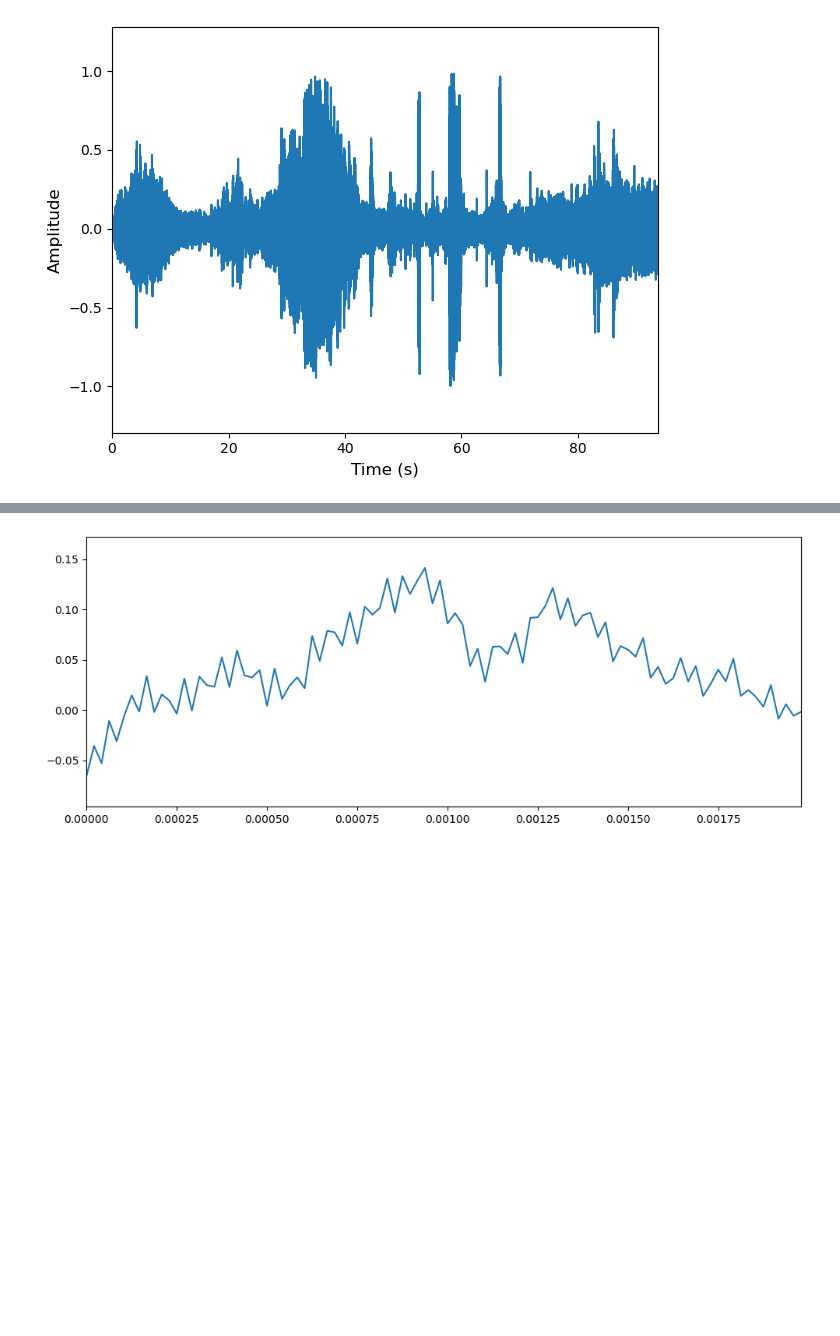
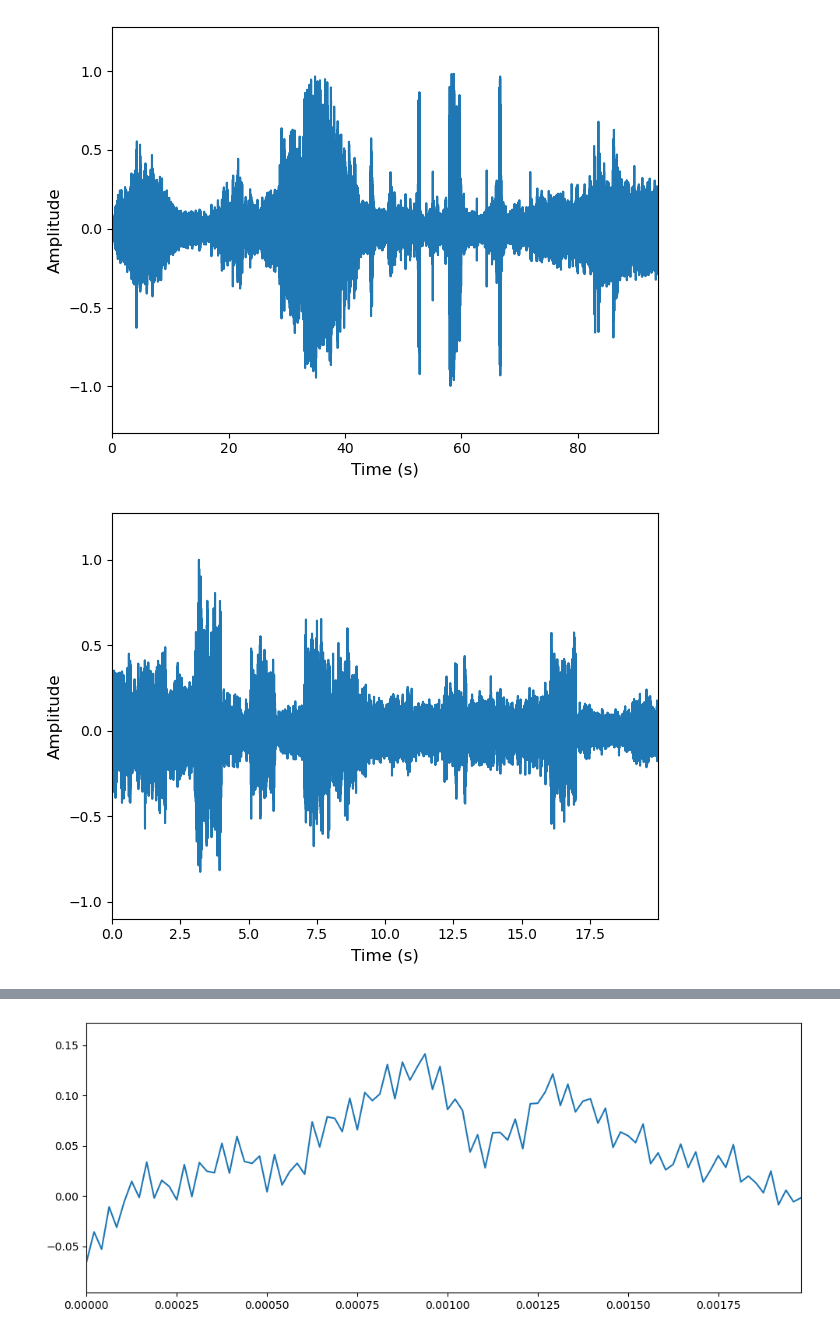
Before and after one commit to HippolyteLC/Foundmusic, a Jupyter notebook: notebooks/010_poster_visualizations.ipynb, the cells around one changed output, grey strips where cells are left out. Saved outputs shown, nothing was run; the diff lists cells and outputs as text; code cells hidden in the pictures; blank space fills up the shorter version.

Commit message:
produced new figures for thesis and front end

```diff
--- a/notebooks/010_poster_visualizations.ipynb
+++ b/notebooks/010_poster_visualizations.ipynb
@@ -22,4 +23,20 @@ plt.savefig(save_dir + "waveform_metro_foundsound.pdf", dpi=300)
 # %% [output]
 [figure]
 # %%
-..\\..\\corpus\pilot_study_3\trial_data\outputs\20260611_182323_trial\20260611_1c7b2e.wav
+
+save_dir = "..\\docs\\images\\"
+sample_path = "..\\corpus\pilot_study_3\\trial_data\outputs\\20260611_182323_trial\\20260611_c9967b.wav"
+y, sr = af.read(sample_path)
+# audio_arr = y[sr*10:int(sr*14)]
+# fig, ax = plt.subplots(figsize=(6, 4))
+ax = fill_wave(y, samplate=sr)
+
+ax.set_xlabel("Time (s)", fontsize='large')
+ax.set_ylabel("Amplitude", fontsize='large')
+
+
+plt.title("")
+plt.tight_layout()
+plt.savefig(save_dir + "waveform_metro_foundsound_output_20260611_c9967b.png", dpi=300)
+# %% [output]
+[figure, added]
```
Also changed, not shown: parts of 6 cells of this notebook, 17 other files.
